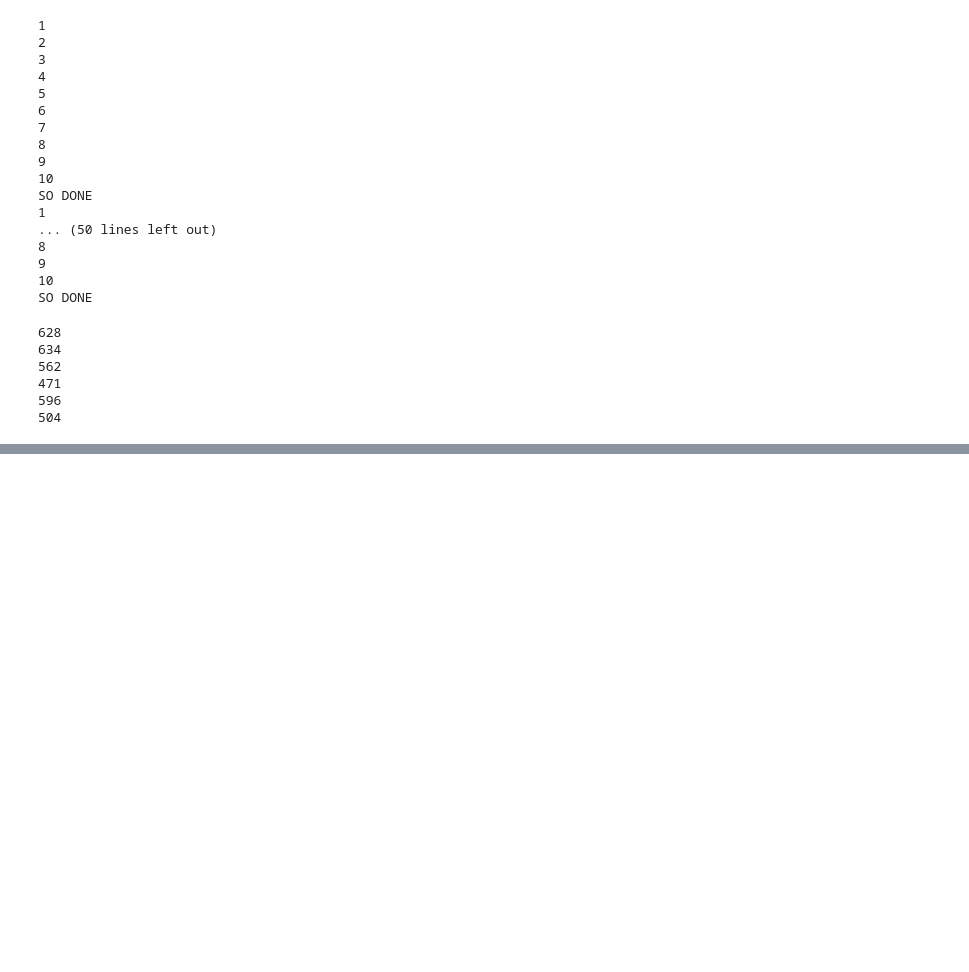
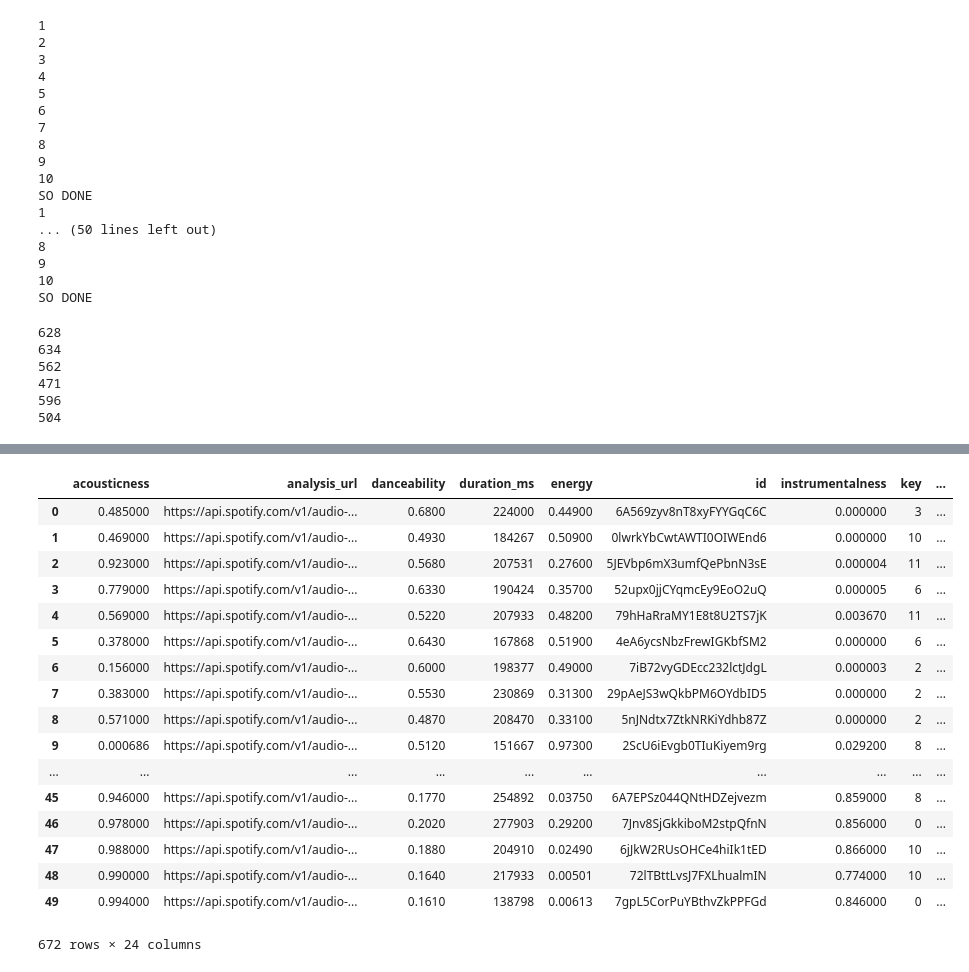
Before and after one commit to juanjorgegarcia/TuneMyMood, a Jupyter notebook: Data Collector.ipynb, the cells around one changed output, grey strips where cells are left out. Drawn from its saved outputs; the diff is of its cells as text; code cells hidden in the pictures; blank space fills up the shorter version.

```diff
--- a/Data Collector.ipynb
+++ b/Data Collector.ipynb
@@ -15,15 +37,0 @@ from tmm_functions import *
-# %%
-def list_download(listi,genre,datavalue):
-    df_all = client.playlist_downloader(listi[0][0],listi[0][1],listi[0][2])
-    print(1)
-    df_list = []
-    for i in range(1,len(listi)):
-        df =client.playlist_downloader(listi[i][0],listi[i][1],listi[i][2])
-        df_all = pd.concat([df_all,df])
-        print(i+1)
-    for i in range(len(lista_g)):
-        df_all[lista_g[i]] = 0
-    if datavalue == 1:
-        df_all[genre] = datavalue
-    print("SO DONE")
-    return df_all
@@ -280,0 +241,14 @@ spotify
+# %%
+lista_m = ["gym","focus","relax","party"]
+lista_m,
+gym_yes = list_download(list_gym,lista_m,"gym",1)
+gym_yes.to_csv("gym_df.csv",encoding="utf-8")
+
+focus_yes = list_download(list_focus,lista_m,"focus",1)
+focus_yes.to_csv("focus_df.csv",encoding="utf-8")
+
+relax_yes = list_download(list_relax,lista_m,"relax",1)
+relax_yes.to_csv("relax_df.csv",encoding="utf-8")
+
+party_yes = list_download(list_party,lista_m,"party",1)
+party_yes.to_csv("party_df.csv",encoding="utf-8")
@@ -281,3 +273,24 @@ spotify
+# %%
+relax_yes
+# %% [output]
+|  | acousticness | analysis_url | danceability | duration_ms | energy | id | instrumentalness | key | ... |
+| 0 | 0.485000 | https://api.spotify.com/v1/audio-... | 0.6800 | 224000 | 0.44900 | 6A569zyv8nT8xyFYYGqC6C | 0.000000 | 3 | ... |
+| 1 | 0.469000 | https://api.spotify.com/v1/audio-... | 0.4930 | 184267 | 0.50900 | 0lwrkYbCwtAWTI0OIWEnd6 | 0.000000 | 10 | ... |
+| 2 | 0.923000 | https://api.spotify.com/v1/audio-... | 0.5680 | 207531 | 0.27600 | 5JEVbp6mX3umfQePbnN3sE | 0.000004 | 11 | ... |
+| 3 | 0.779000 | https://api.spotify.com/v1/audio-... | 0.6330 | 190424 | 0.35700 | 52upx0jjCYqmcEy9EoO2uQ | 0.000005 | 6 | ... |
+| 4 | 0.569000 | https://api.spotify.com/v1/audio-... | 0.5220 | 207933 | 0.48200 | 79hHaRraMY1E8t8U2TS7jK | 0.003670 | 11 | ... |
+| 5 | 0.378000 | https://api.spotify.com/v1/audio-... | 0.6430 | 167868 | 0.51900 | 4eA6ycsNbzFrewIGKbfSM2 | 0.000000 | 6 | ... |
+| 6 | 0.156000 | https://api.spotify.com/v1/audio-... | 0.6000 | 198377 | 0.49000 | 7iB72vyGDEcc232lctJdgL | 0.000003 | 2 | ... |
+| 7 | 0.383000 | https://api.spotify.com/v1/audio-... | 0.5530 | 230869 | 0.31300 | 29pAeJS3wQkbPM6OYdbID5 | 0.000000 | 2 | ... |
+| 8 | 0.571000 | https://api.spotify.com/v1/audio-... | 0.4870 | 208470 | 0.33100 | 5nJNdtx7ZtkNRKiYdhb87Z | 0.000000 | 2 | ... |
+| 9 | 0.000686 | https://api.spotify.com/v1/audio-... | 0.5120 | 151667 | 0.97300 | 2ScU6iEvgb0TIuKiyem9rg | 0.029200 | 8 | ... |
+| ... | ... | ... | ... | ... | ... | ... | ... | ... | ... |
+| 45 | 0.946000 | https://api.spotify.com/v1/audio-... | 0.1770 | 254892 | 0.03750 | 6A7EPSz044QNtHDZejvezm | 0.859000 | 8 | ... |
+| 46 | 0.978000 | https://api.spotify.com/v1/audio-... | 0.2020 | 277903 | 0.29200 | 7Jnv8SjGkkiboM2stpQfnN | 0.856000 | 0 | ... |
+| 47 | 0.988000 | https://api.spotify.com/v1/audio-... | 0.1880 | 204910 | 0.02490 | 6jJkW2RUsOHCe4hiIk1tED | 0.866000 | 10 | ... |
+| 48 | 0.990000 | https://api.spotify.com/v1/audio-... | 0.1640 | 217933 | 0.00501 | 72lTBttLvsJ7FXLhualmIN | 0.774000 | 10 | ... |
+| 49 | 0.994000 | https://api.spotify.com/v1/audio-... | 0.1610 | 138798 | 0.00613 | 7gpL5CorPuYBthvZkPPFGd | 0.846000 | 0 | ... |
+672 rows × 24 columns
 # %%
 test_rock = ["rock hard","spotify","37i9dQZF1DWWJOmJ7nRx0C"]
 test_funk = ["funk pop","spotify","37i9dQZF1DWW6EwN6CPxGO"]
```
Also changed, not shown: parts of 13 cells of this notebook, 4 other files.
